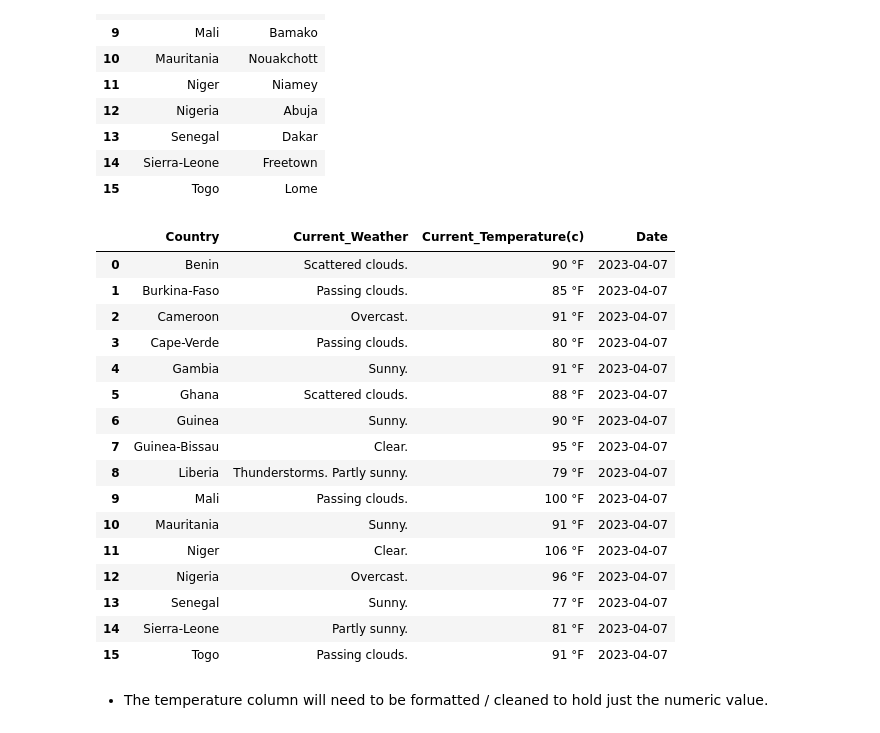
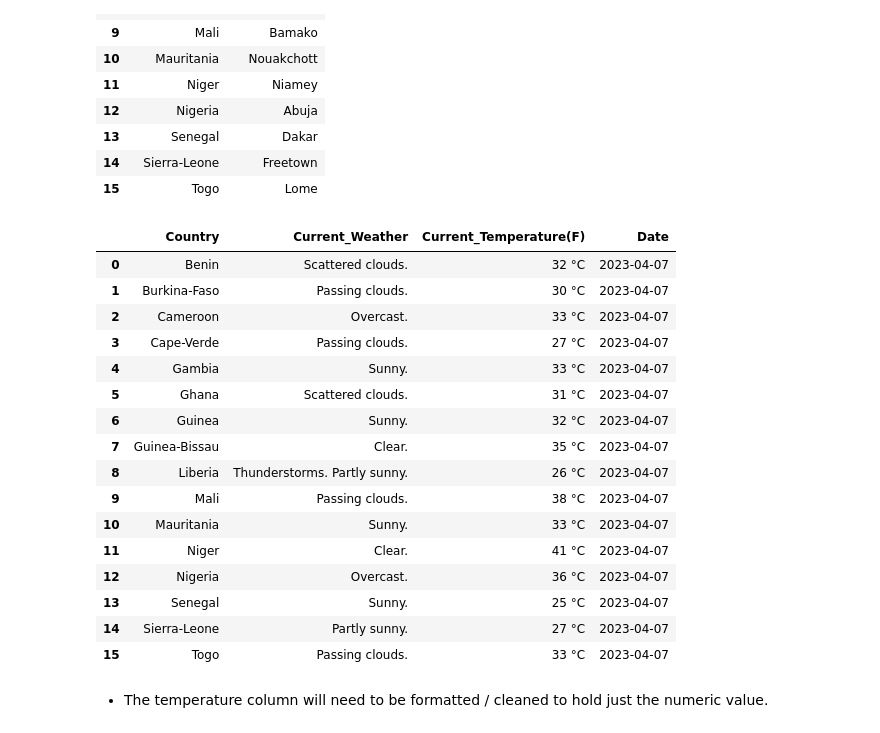
Before and after one commit to Kola-Ademola/Weather_web_Scraper, a Jupyter notebook: Weather_web_scraper.ipynb, the cells around one changed output. Drawn from its saved outputs; the diff is of its cells as text; code cells hidden in the pictures.

```diff
--- a/Weather_web_scraper.ipynb
+++ b/Weather_web_scraper.ipynb
@@ -44,7 +44,7 @@ for index, row in countries.iterrows():
     country = row['country']
     capital = row['capital']
 
-    url = 'https://www.timeanddate.com/weather/{}/{}?unit=c'.format(country, capital)
+    url = 'https://www.timeanddate.com/weather/{}/{}'.format(country, capital)
     page = rq.get(url)
 
     soup = bs(page.content, 'html.parser')
@@ -57,36 +57,36 @@ for index, row in countries.iterrows():
 # %%
 # get current date
 current_date = datetime.now().date()
 
 #format date from string to correct data type
 formatted_date = current_date.strftime('%Y-%m-%d')
 
 #load and fill dataframe with the data
-data = {'Country': location, 'Current_Weather': weathers, 'Current_Temperature(c)': temps, 'Date' : formatted_date}
+data = {'Country': location, 'Current_Weather': weathers, 'Current_Temperature(F)': temps, 'Date' : formatted_date}
 
 #create dataframe to hold the data
 df = pd.DataFrame(data)
 
 #view weather scraped data
 df
 # %% [output]
-|  | Country | Current_Weather | Current_Temperature(c) | Date |
-| 0 | Benin | Scattered clouds. | 90 °F | 2023-04-07 |
-| 1 | Burkina-Faso | Passing clouds. | 85 °F | 2023-04-07 |
-| 2 | Cameroon | Overcast. | 91 °F | 2023-04-07 |
-| 3 | Cape-Verde | Passing clouds. | 80 °F | 2023-04-07 |
-| 4 | Gambia | Sunny. | 91 °F | 2023-04-07 |
-| 5 | Ghana | Scattered clouds. | 88 °F | 2023-04-07 |
-| 6 | Guinea | Sunny. | 90 °F | 2023-04-07 |
-| 7 | Guinea-Bissau | Clear. | 95 °F | 2023-04-07 |
-| 8 | Liberia | Thunderstorms. Partly sunny. | 79 °F | 2023-04-07 |
-| 9 | Mali | Passing clouds. | 100 °F | 2023-04-07 |
-| 10 | Mauritania | Sunny. | 91 °F | 2023-04-07 |
-| 11 | Niger | Clear. | 106 °F | 2023-04-07 |
-| 12 | Nigeria | Overcast. | 96 °F | 2023-04-07 |
-| 13 | Senegal | Sunny. | 77 °F | 2023-04-07 |
-| 14 | Sierra-Leone | Partly sunny. | 81 °F | 2023-04-07 |
-| 15 | Togo | Passing clouds. | 91 °F | 2023-04-07 |
+|  | Country | Current_Weather | Current_Temperature(F) | Date |
+| 0 | Benin | Scattered clouds. | 32 °C | 2023-04-07 |
+| 1 | Burkina-Faso | Passing clouds. | 30 °C | 2023-04-07 |
+| 2 | Cameroon | Overcast. | 33 °C | 2023-04-07 |
+| 3 | Cape-Verde | Passing clouds. | 27 °C | 2023-04-07 |
+| 4 | Gambia | Sunny. | 33 °C | 2023-04-07 |
+| 5 | Ghana | Scattered clouds. | 31 °C | 2023-04-07 |
+| 6 | Guinea | Sunny. | 32 °C | 2023-04-07 |
+| 7 | Guinea-Bissau | Clear. | 35 °C | 2023-04-07 |
+| 8 | Liberia | Thunderstorms. Partly sunny. | 26 °C | 2023-04-07 |
+| 9 | Mali | Passing clouds. | 38 °C | 2023-04-07 |
+| 10 | Mauritania | Sunny. | 33 °C | 2023-04-07 |
+| 11 | Niger | Clear. | 41 °C | 2023-04-07 |
+| 12 | Nigeria | Overcast. | 36 °C | 2023-04-07 |
+| 13 | Senegal | Sunny. | 25 °C | 2023-04-07 |
+| 14 | Sierra-Leone | Partly sunny. | 27 °C | 2023-04-07 |
+| 15 | Togo | Passing clouds. | 33 °C | 2023-04-07 |
 # %% [markdown]
 * The temperature column will need to be formatted / cleaned to hold just the numeric value.
 # %%
```
Also changed, not shown: parts of 1 cell of this notebook, 1 other file.
